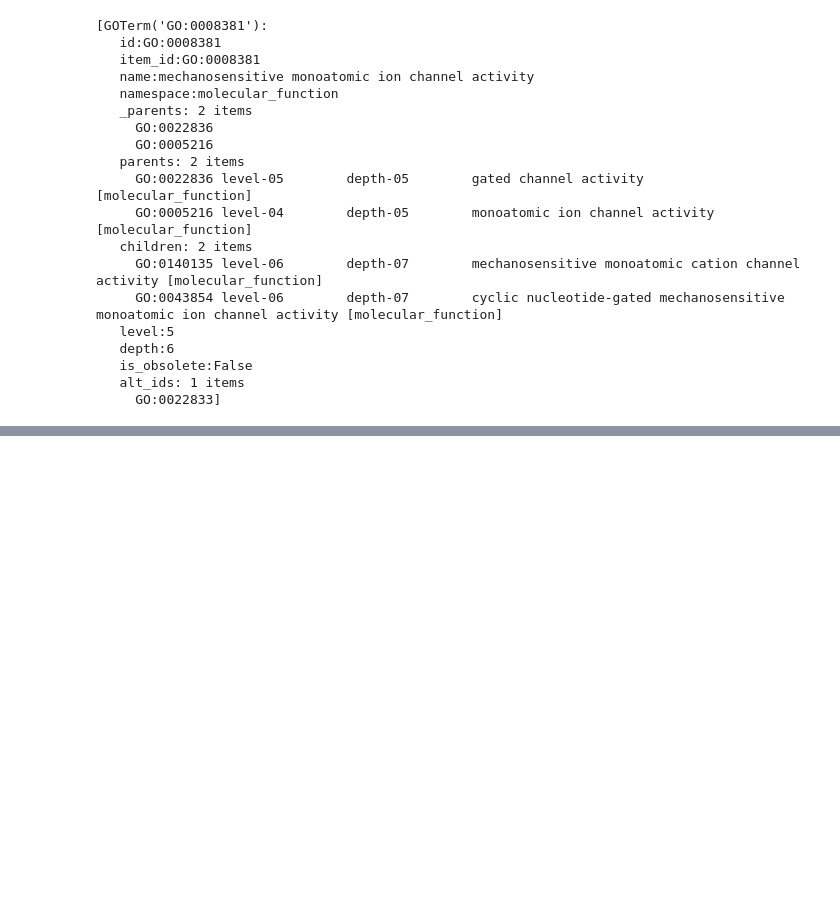
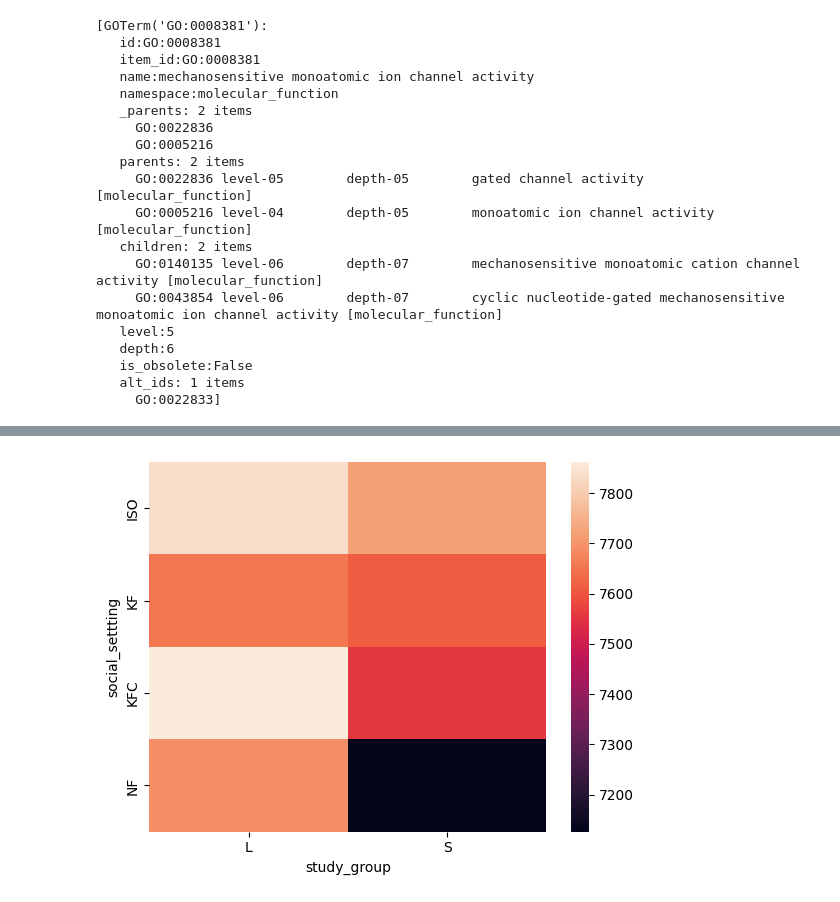
Before and after one commit to alirezanobakht13/Intro-bioinformatics, a Jupyter notebook: tasks/the-songbird-study/SongBirdStudy.ipynb, the cells around one changed output, grey strips where cells are left out. Drawn from its saved outputs; the diff is of its cells as text; code cells hidden in the pictures; blank space fills up the shorter version.

```diff
--- a/tasks/the-songbird-study/SongBirdStudy.ipynb
+++ b/tasks/the-songbird-study/SongBirdStudy.ipynb
@@ -1313,0 +1406,21 @@ annotate_genes('ENSTGUG00000003385')
+# %%
+deg_pd = pd.read_csv(pre_dir + './outputs/social_setting.csv')
+deg_pd = deg_pd[deg_pd['pvalue']<0.05]
+
+df = pd.read_csv(pre_dir + './dataset/normalized_dataset.csv')
+df = df.dropna(axis=1)
+df = pd.concat([df[md], df[deg_pd['Unnamed: 0']]], axis=1)
+
+md = [ # meta data column
+    'sample_id',
+    'tissue_id',
+    'social_settting',
+    'study_group',
+]
+study_social_df = df.drop(columns=md[:2])
+study_social_df = study_social_df.groupby(md[2:]).mean().reset_index()
+study_social_df.insert(2,'value', study_social_df.drop(columns=md[2:]).mean(axis=1))
+sns.heatmap(study_social_df.pivot(index='social_settting', columns='study_group', values='value'))
+plt.show()
+# %% [output]
+[figure, added]
```
Also changed, not shown: parts of 10 cells of this notebook.
